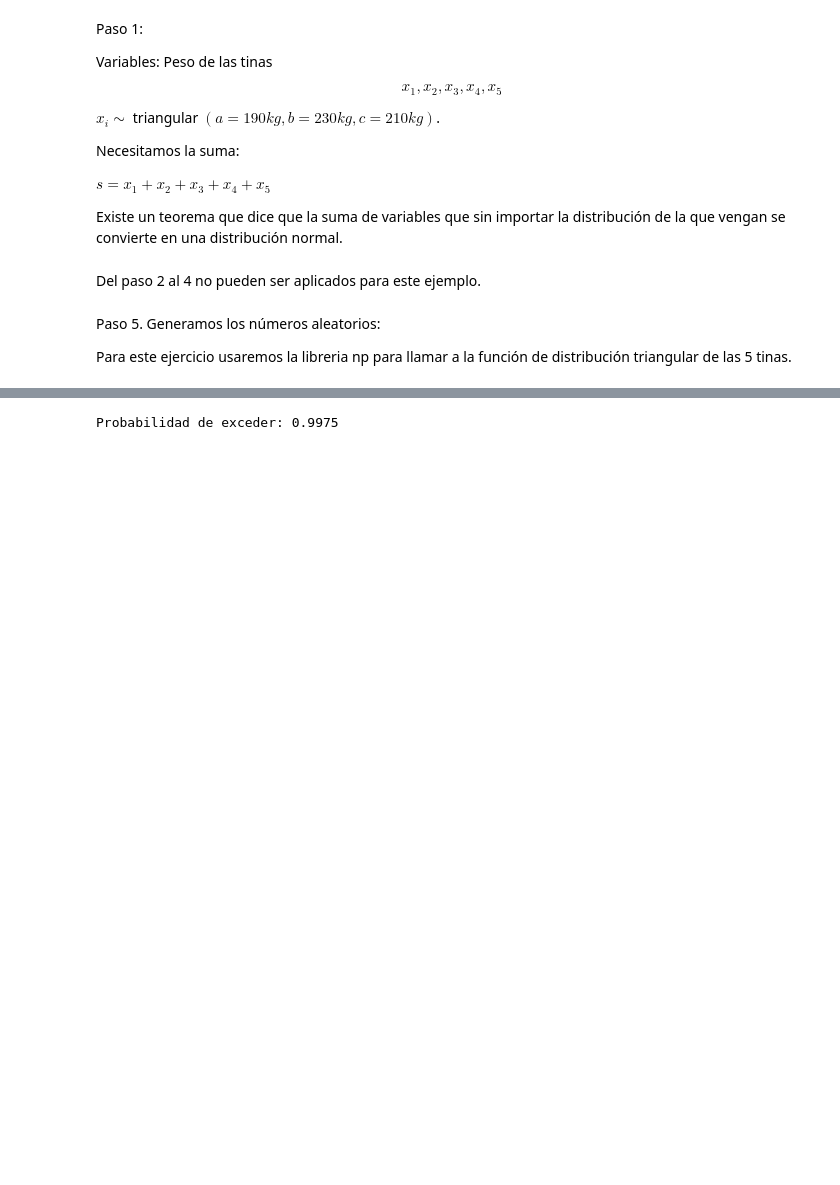
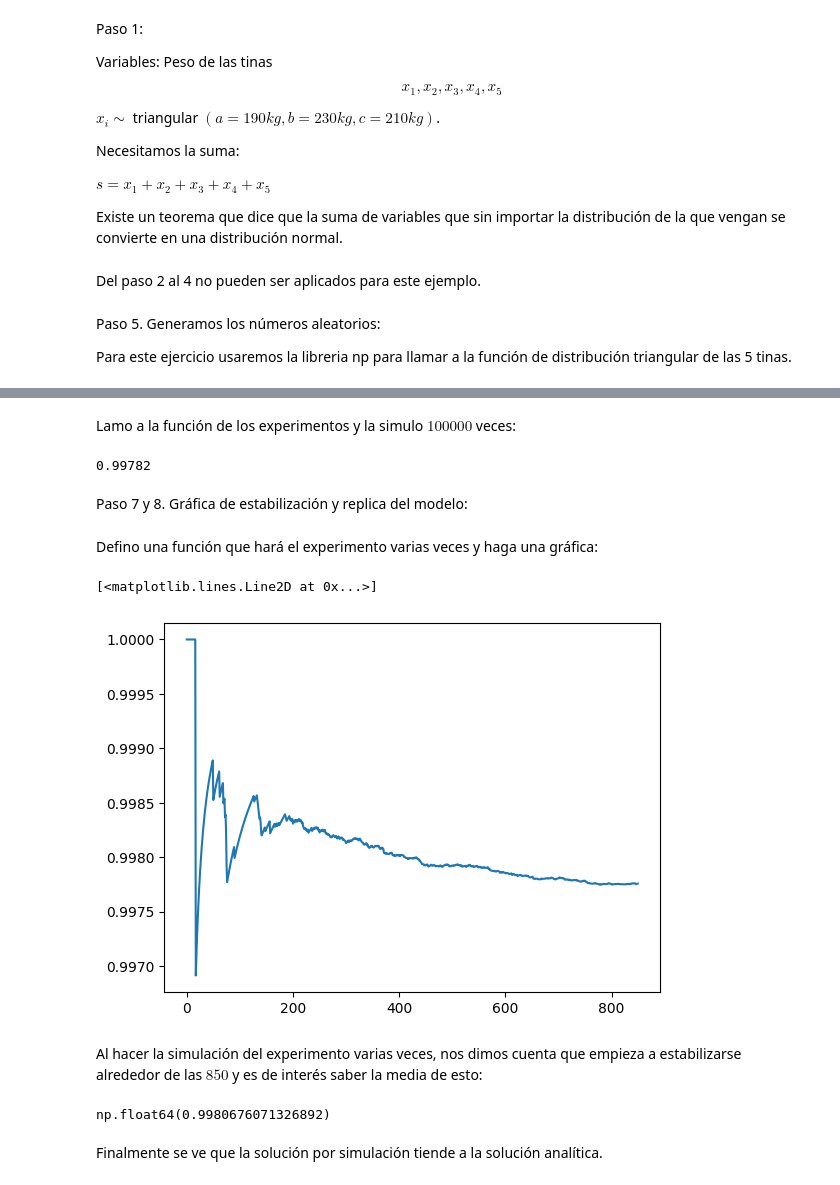
Before and after one commit to LuisManuelCatzoliSoriano/Simulacion-I, a Jupyter notebook: ETIBASA.ipynb, the cells around one changed output, grey strips where cells are left out. Cells and saved outputs as stored; diff of their text form; code cells hidden in the pictures; blank space fills up the shorter version.

```diff
--- a/ETIBASA.ipynb
+++ b/ETIBASA.ipynb
@@ -33,22 +136,45 @@ import numpy as np
 # %%
-a = 190
-b = 230
-c = 210
+def exc(N):
+  excesos=0
+  for i in range(N):
+    pesos=exp(190,230,210)
+    suma=np.sum(pesos)
+    if suma>1000:
+      excesos+=1
 
-N = 100000
-
-excesos = 0
-
-for i in range(N):
-    pesos = np.random.triangular(a, c, b, 5)
-
-    total = np.sum(pesos)
-
-    if total > 1000:
-        excesos += 1
-
-prob = excesos / N
-
-print("Probabilidad de exceder:", prob)
+  prob=excesos/N
+  return prob
-# %% [output]
-Probabilidad de exceder: 0.9975
+# %% [markdown]
+Lamo a la función de los experimentos y la simulo $100000$ veces:
+# %%
+exc(100000)
+# %% [output]
+0.99782
+# %% [markdown]
+Paso 7 y 8. Gráfica de estabilización y replica del modelo:
+# %% [markdown]
+Defino una función que hará el experimento varias veces y haga una gráfica:
+# %%
+def simu(n):
+  excv=[]
+  prob=[]
+  for i in range(1, n + 1):
+    exc_p = exc(i)
+    excv.append(exc_p)
+    p=np.sum(excv)/i
+    prob.append(p)
+  return prob
+# %%
+l=simu(850)
+plt.plot(l)
+# %% [output]
+[<matplotlib.lines.Line2D at 0x...>]
+[figure, added]
+# %% [markdown]
+Al hacer la simulación del experimento varias veces, nos dimos cuenta que empieza a estabilizarse alrededor de las $850$ y es de interés saber la media de esto:
+# %%
+np.mean(l)
+# %% [output]
+np.float64(0.9980676071326892)
+# %% [markdown]
+Finalmente se ve que la solución por simulación tiende a la solución analítica.
```
Also changed, not shown: parts of 7 cells of this notebook.
